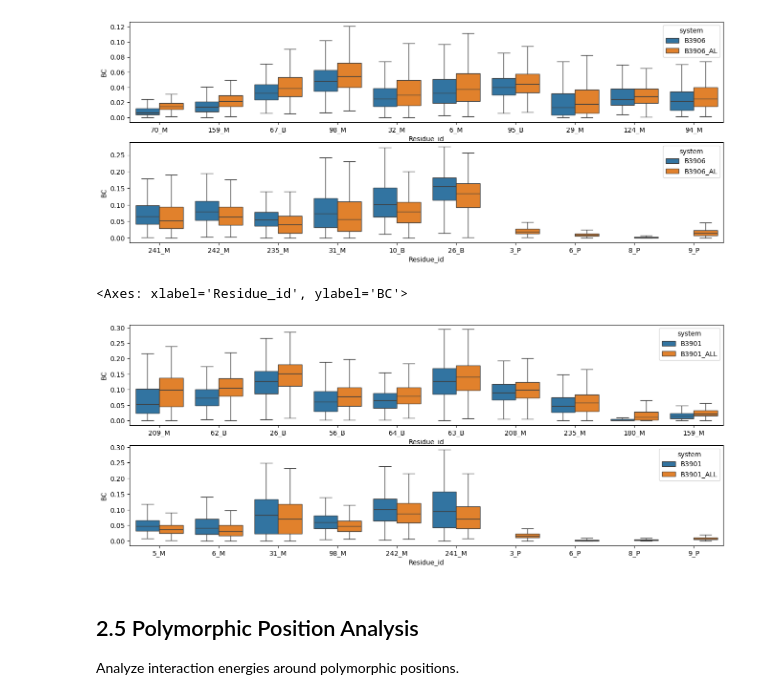
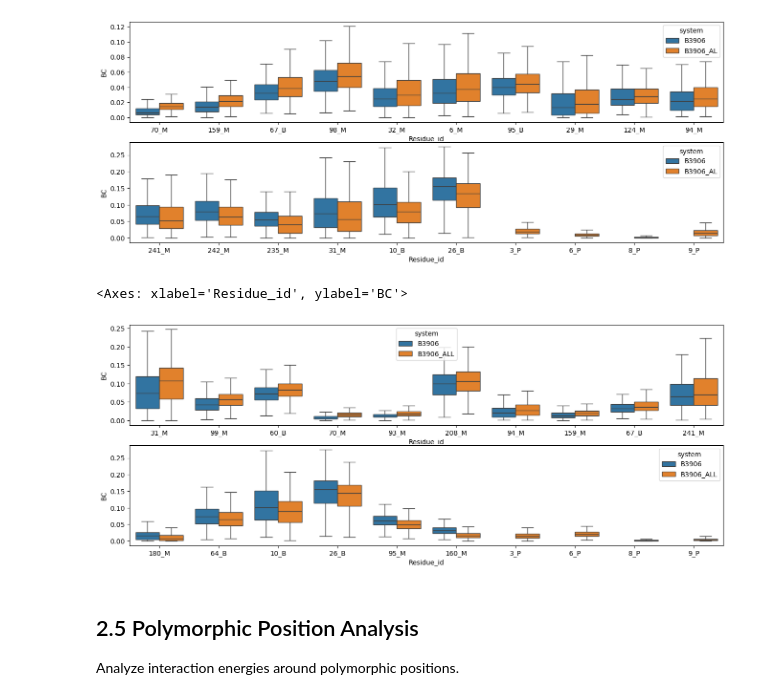
Before and after one commit to osercinoglu/hla_b39_sim_analysis, a Jupyter notebook: 2_analysis.ipynb, the cells around one changed output. Saved outputs shown, nothing was run; the diff lists cells and outputs as text; code cells hidden in the pictures.

```diff
--- a/2_analysis.ipynb
+++ b/2_analysis.ipynb
@@ -907,20 +907,20 @@ sns.boxplot(df_2plot,x='Residue_id',y='BC',hue='system', ax= ax[1], order=order,
 <Axes: xlabel='Residue_id', ylabel='BC'>
 [figure]
 # %%
-df_bc_sig_aff_resids.sort_values(by='diff_bc_B3901_ALL',ascending=False, inplace=True)
+df_bc_sig_aff_resids.sort_values(by='diff_bc_B3906_ALL',ascending=False, inplace=True)
 top10_bc = df_bc_sig_aff_resids[:10]
 bottom10_bc = df_bc_sig_aff_resids[-10:]
 (fig,ax) = plt.subplots(nrows=2,ncols=1,figsize=(16,6))
-df_2plot1 = df_bc_equil_cons_resids[df_bc_equil_cons_resids['system'].isin(['B3901_ALL','B3901'])]
+df_2plot1 = df_bc_equil_cons_resids[df_bc_equil_cons_resids['system'].isin(['B3906_ALL','B3906'])]
 df_2plot = df_2plot1[df_2plot1['Residue_id'].isin(top10_bc['Residue_id'].values)]
 order = top10_bc['Residue_id'].values
 sns.boxplot(df_2plot,x='Residue_id',y='BC',hue='system', ax= ax[0], order=order,showfliers=False)
 df_2plot = df_2plot1[df_2plot1['Residue_id'].isin(bottom10_bc['Residue_id'].values)]
 order = bottom10_bc['Residue_id'].values
 sns.boxplot(df_2plot,x='Residue_id',y='BC',hue='system', ax= ax[1], order=order,showfliers=False)
 # %% [output]
 <Axes: xlabel='Residue_id', ylabel='BC'>
-[figure, old version]
+[figure, new version]
 # %% [markdown]
 ## 2.5 Polymorphic Position Analysis
 
```
Also changed, not shown: 19 other files.
